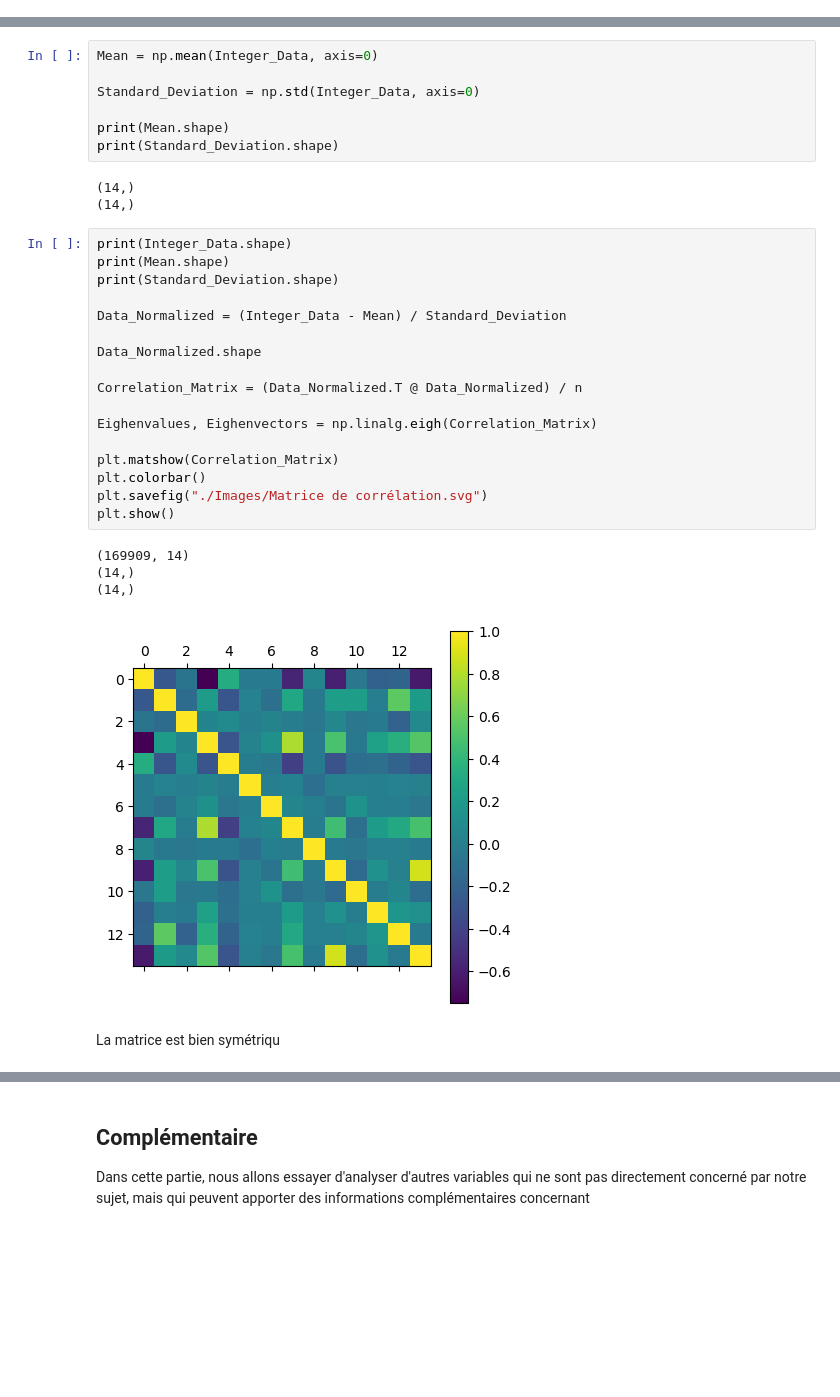
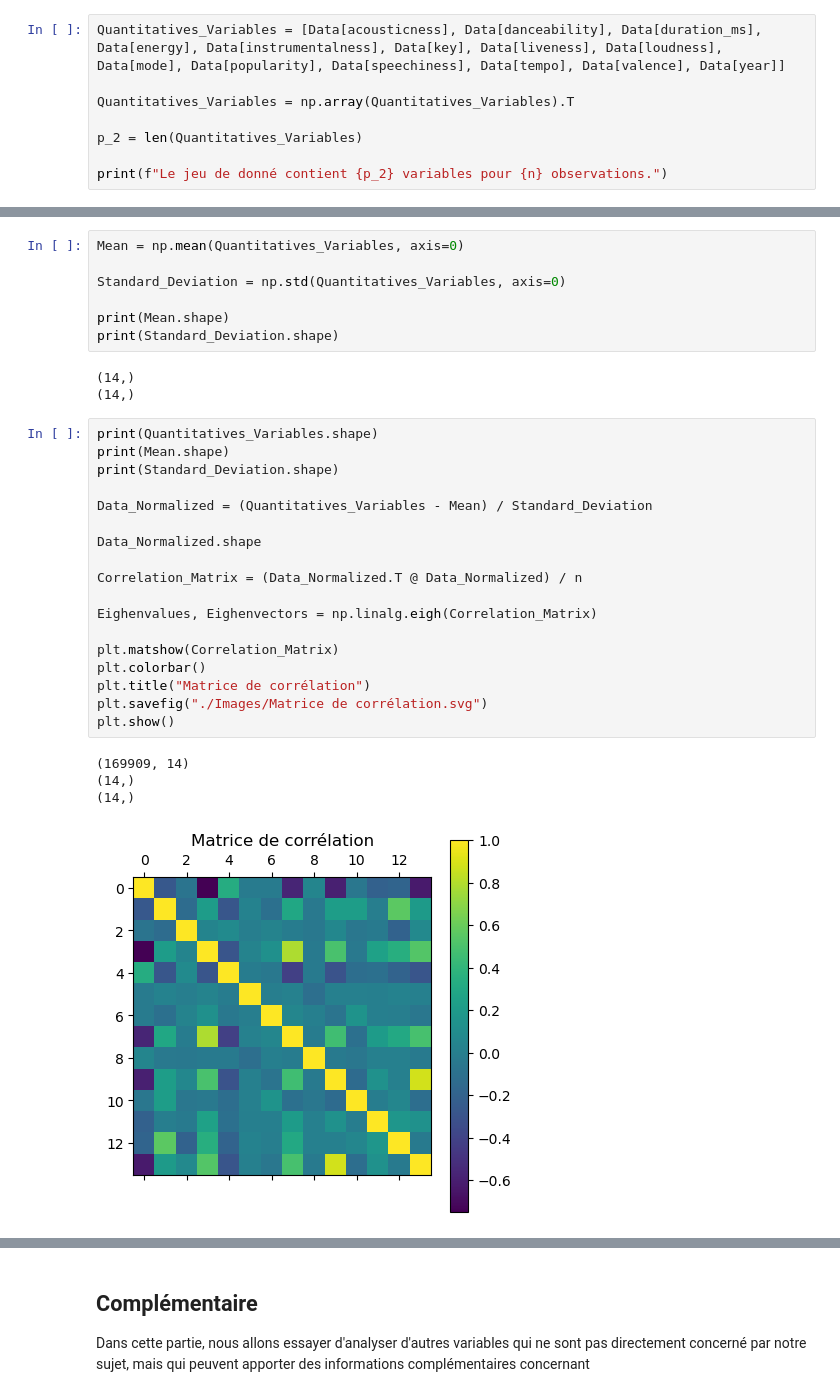
Before and after one commit to AlixANNERAUD/Music_danceability_prediction, a Jupyter notebook: Projet.ipynb, the cells around one changed output, grey strips where cells are left out. Drawn from its saved outputs; the diff is of its cells as text; blank space fills up the shorter version.

```diff
--- a/Projet.ipynb
+++ b/Projet.ipynb
@@ -64,0 +84,8 @@ print(n, p_2)
+# %%
+Quantitatives_Variables = [Data[acousticness], Data[danceability], Data[duration_ms], Data[energy], Data[instrumentalness], Data[key], Data[liveness], Data[loudness], Data[mode], Data[popularity], Data[speechiness], Data[tempo], Data[valence], Data[year]]
+
+Quantitatives_Variables = np.array(Quantitatives_Variables).T
+
+p_2 = len(Quantitatives_Variables)
+
+print(f"Le jeu de donné contient {p_2} variables pour {n} observations.")
@@ -157,7 +190,7 @@ Les bars noirs correspondent aux points (bcp trop)
 # %%
-Mean = np.mean(Integer_Data, axis=0)
+Mean = np.mean(Quantitatives_Variables, axis=0)
 
-Standard_Deviation = np.std(Integer_Data, axis=0)
+Standard_Deviation = np.std(Quantitatives_Variables, axis=0)
 
 print(Mean.shape)
 print(Standard_Deviation.shape)
@@ -165,26 +198,25 @@ print(Standard_Deviation.shape)
 (14,)
 (14,)
 # %%
-print(Integer_Data.shape)
+print(Quantitatives_Variables.shape)
 print(Mean.shape)
 print(Standard_Deviation.shape)
 
-Data_Normalized = (Integer_Data - Mean) / Standard_Deviation
+Data_Normalized = (Quantitatives_Variables - Mean) / Standard_Deviation
 
 Data_Normalized.shape
 
 Correlation_Matrix = (Data_Normalized.T @ Data_Normalized) / n
 
 Eighenvalues, Eighenvectors = np.linalg.eigh(Correlation_Matrix)
 
 plt.matshow(Correlation_Matrix)
 plt.colorbar()
+plt.title("Matrice de corrélation")
 plt.savefig("./Images/Matrice de corrélation.svg")
 plt.show()
 # %% [output]
 (169909, 14)
 (14,)
 (14,)
-[figure, old version]
+[figure, new version]
-# %% [markdown]
-La matrice est bien symétriqu
```
Also changed, not shown: parts of 10 cells of this notebook, 5 other files.
